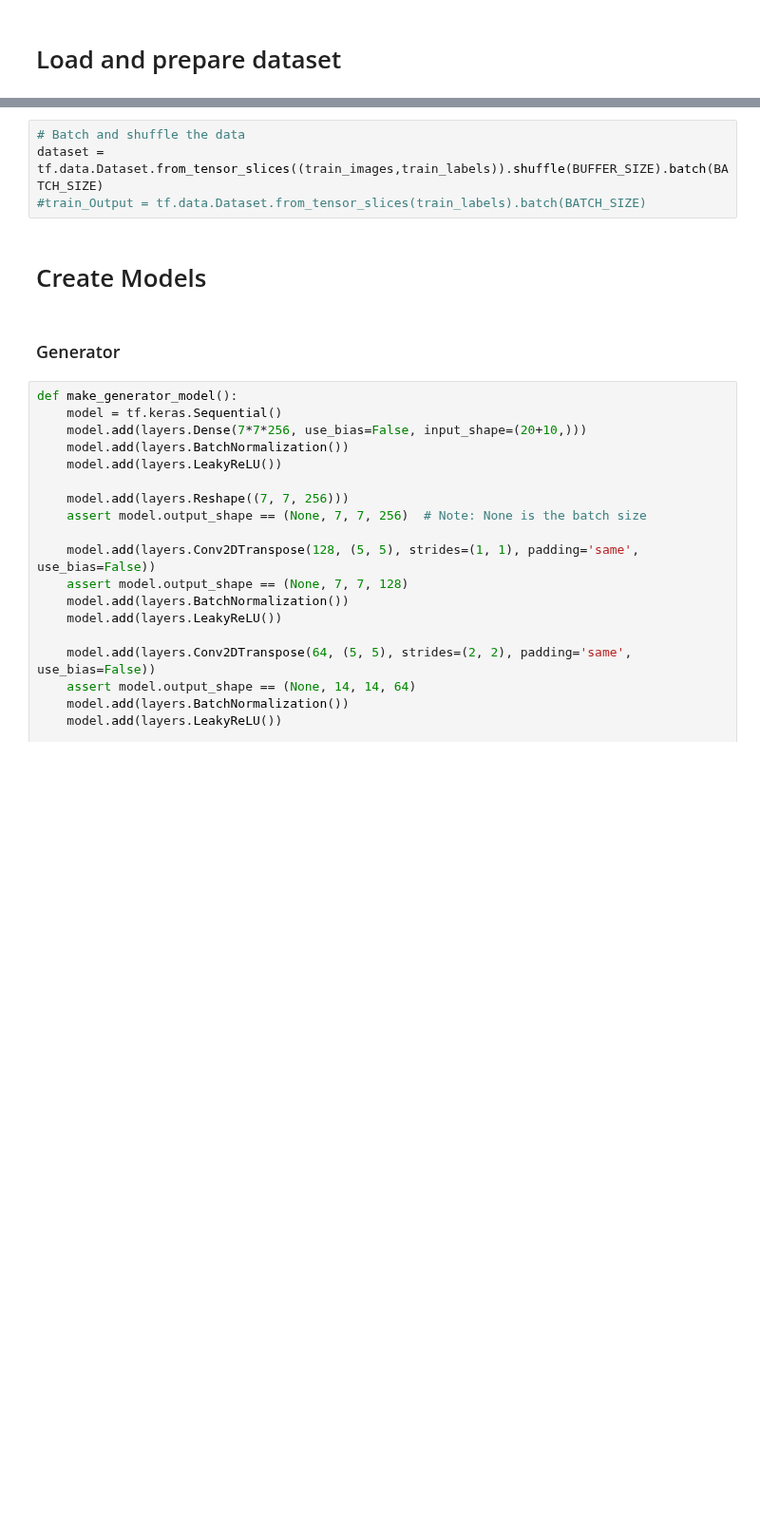
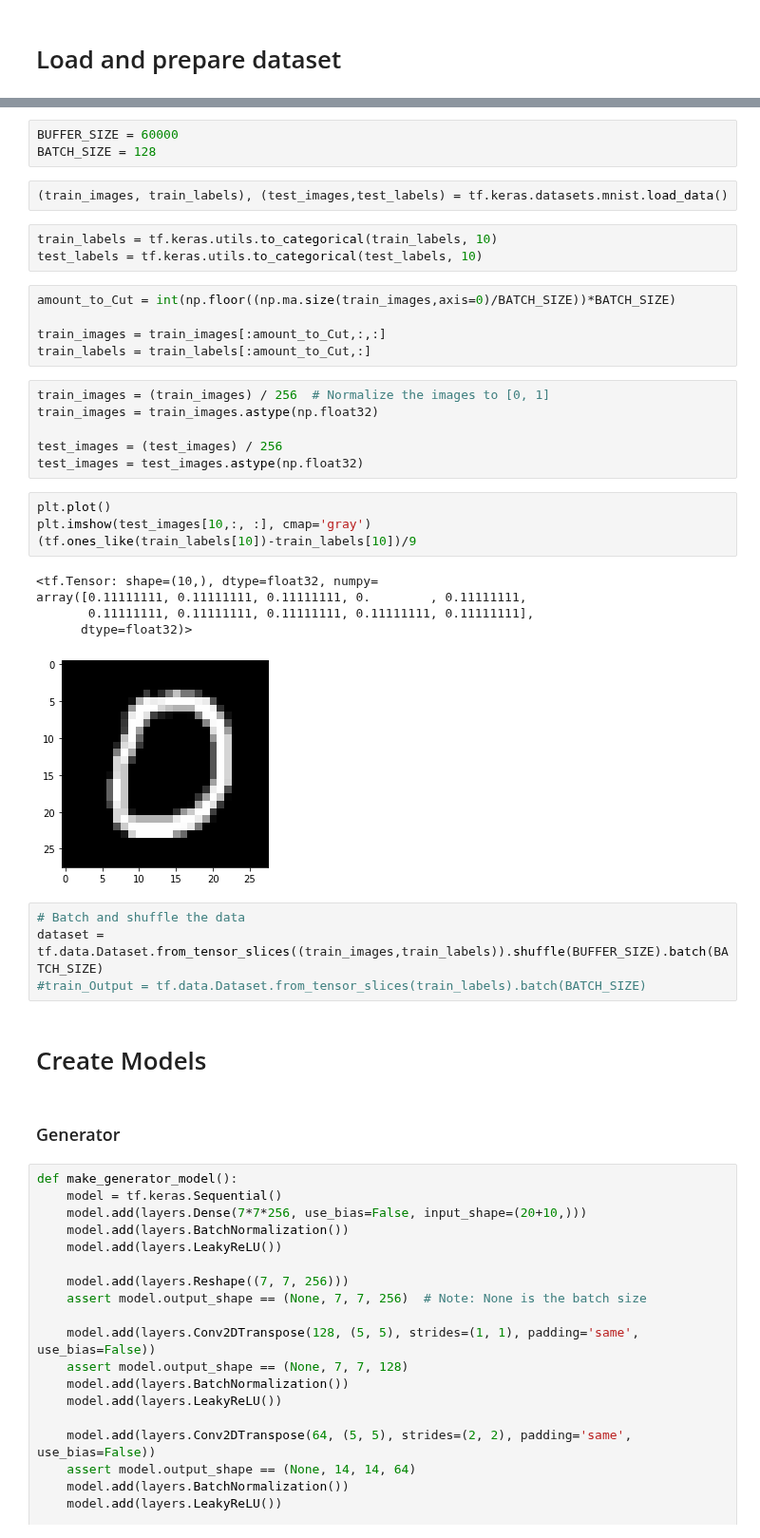
Before and after one commit to egesko/YoanoGAN, a Jupyter notebook: NoiceGAN_MNIST.ipynb, the cells around one changed output, grey strips where cells are left out. Shown at 95% size. Drawn from its saved outputs; the diff is of its cells as text; blank space fills up the shorter version.

```diff
--- a/NoiceGAN_MNIST.ipynb
+++ b/NoiceGAN_MNIST.ipynb
@@ -49,3 +22,32 @@ array([0.11111111, 0.11111111, 0.11111111, 0.        , 0.11111111,
+# %%
+BUFFER_SIZE = 60000
+BATCH_SIZE = 128
+# %%
+(train_images, train_labels), (test_images,test_labels) = tf.keras.datasets.mnist.load_data()
+# %%
+train_labels = tf.keras.utils.to_categorical(train_labels, 10)
+test_labels = tf.keras.utils.to_categorical(test_labels, 10)
+# %%
+amount_to_Cut = int(np.floor((np.ma.size(train_images,axis=0)/BATCH_SIZE))*BATCH_SIZE)
+
+train_images = train_images[:amount_to_Cut,:,:]
+train_labels = train_labels[:amount_to_Cut,:]
+# %%
+train_images = (train_images) / 256  # Normalize the images to [0, 1]
+train_images = train_images.astype(np.float32)
+
+test_images = (test_images) / 256
+test_images = test_images.astype(np.float32)
+# %%
+plt.plot()
+plt.imshow(test_images[10,:, :], cmap='gray')
+(tf.ones_like(train_labels[10])-train_labels[10])/9
+# %% [output]
+<tf.Tensor: shape=(10,), dtype=float32, numpy=
+array([0.11111111, 0.11111111, 0.11111111, 0.        , 0.11111111,
+       0.11111111, 0.11111111, 0.11111111, 0.11111111, 0.11111111],
+      dtype=float32)>
+[figure, added]
 # %%
 # Batch and shuffle the data
 dataset = tf.data.Dataset.from_tensor_slices((train_images,train_labels)).shuffle(BUFFER_SIZE).batch(BATCH_SIZE)
```
Also changed, not shown: parts of 13 cells of this notebook.
